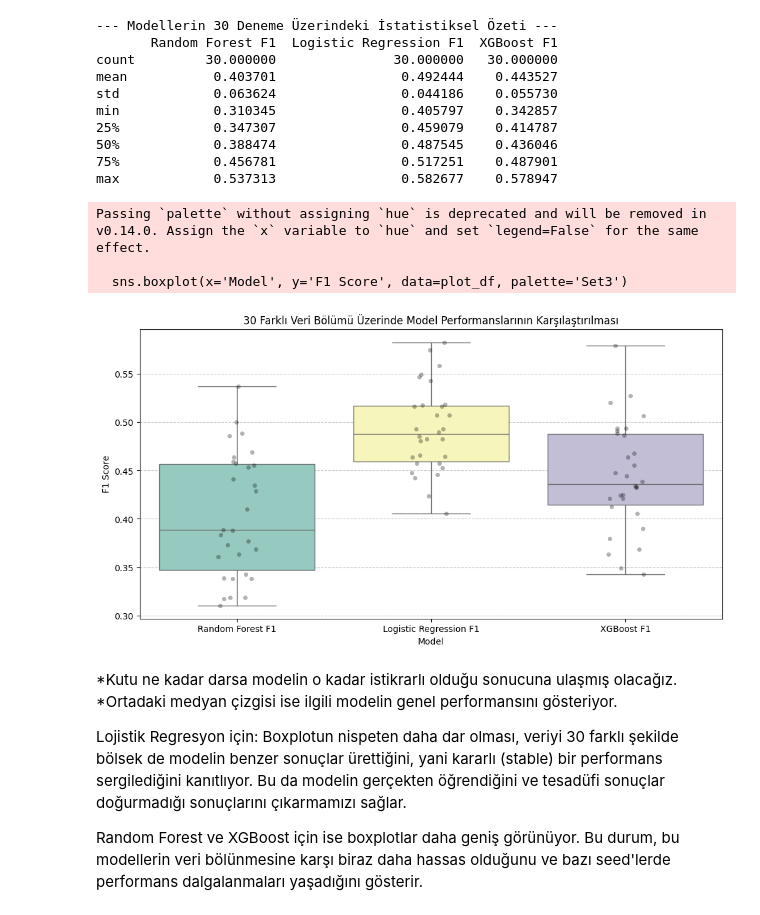
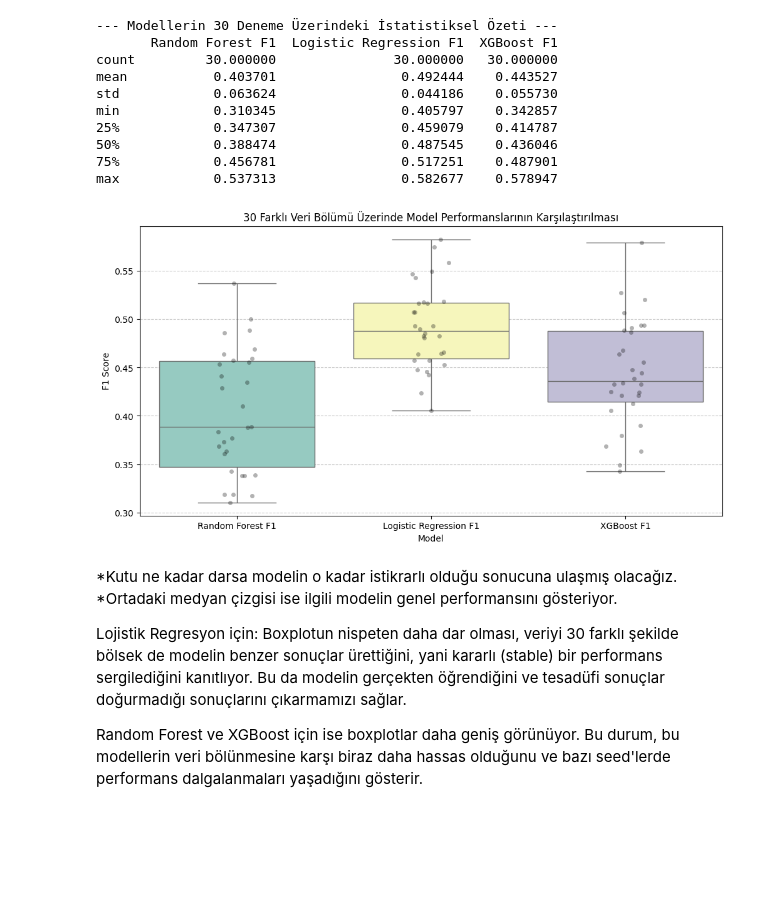
Before and after one commit to smyymrn8/Data_Analysis_Project_2026, a Jupyter notebook: notebooks/analysis.ipynb, the cells around one changed output. Saved outputs shown, nothing was run; the diff lists cells and outputs as text; code cells hidden in the pictures; blank space fills up the shorter version.

```diff
--- a/notebooks/analysis.ipynb
+++ b/notebooks/analysis.ipynb
@@ -596,22 +604,26 @@ max            0.537313                0.582677    0.578947
 # %%
 # 1. İstikrar (Stability) Kontrolü: Modellerin başarısı sadece tek bir veri ayrımına mı (seed) bağlı,
 # yoksa farklı veri senaryolarında da tutarlı mı kalıyor? Bunu kutuların darlığından anlıyoruz.
 # Bu 30 farklı durumun dağılımını tesadüf mü yoksa gerçekten best model mi olduğunu görmek için görselleştireceğiz.
 plot_df = comparison_df.melt(id_vars=['Iteration', 'Seed'],
                              value_vars=['Random Forest F1', 'Logistic Regression F1', 'XGBoost F1'],
                              var_name='Model', value_name='F1 Score')
 
 plt.figure(figsize=(12, 6))
-sns.boxplot(x='Model', y='F1 Score', data=plot_df, palette='Set3')
+sns.boxplot(
+    x='Model',
+    y='F1 Score',
+    data=plot_df,
+    hue='Model', # Renklendirmeyi modele göre yapıyoruz
+    palette='Set3',
+    legend=False # Gereksiz kutucuğu kapatıyoruz
+)
 sns.stripplot(x='Model', y='F1 Score', data=plot_df, color='black', alpha=0.3) # Bireysel noktaları da görelim
 plt.title('30 Farklı Veri Bölümü Üzerinde Model Performanslarının Karşılaştırılması')
 plt.grid(axis='y', linestyle='--', alpha=0.7)
 plt.show()
 # %% [output]
-Passing `palette` without assigning `hue` is deprecated and will be removed in v0.14.0. Assign the `x` variable to `hue` and set `legend=False` for the same effect.
-
-  sns.boxplot(x='Model', y='F1 Score', data=plot_df, palette='Set3')
-[figure, old version]
+[figure, new version]
 # %% [markdown]
 *Kutu ne kadar darsa modelin o kadar istikrarlı olduğu sonucuna ulaşmış olacağız.
 *Ortadaki medyan çizgisi ise ilgili modelin genel performansını gösteriyor.
```
Also changed, not shown: parts of 2 cells of this notebook.
